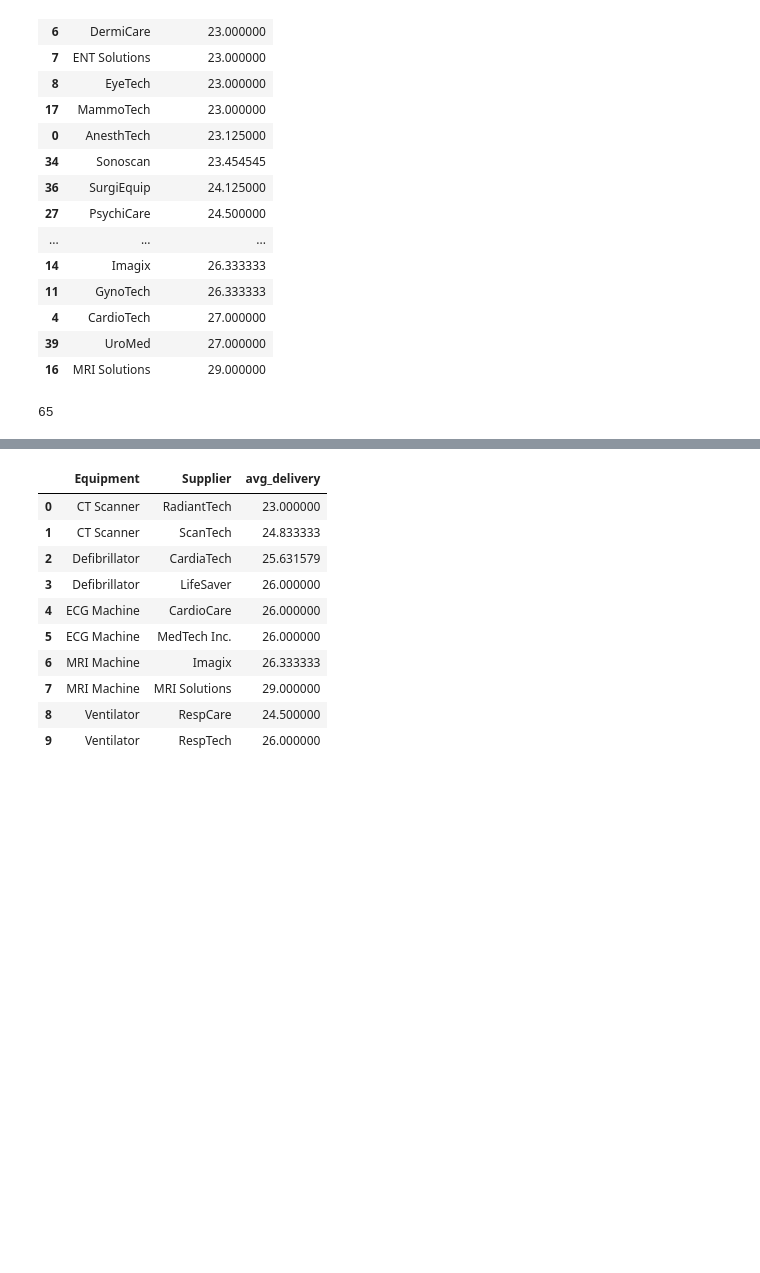
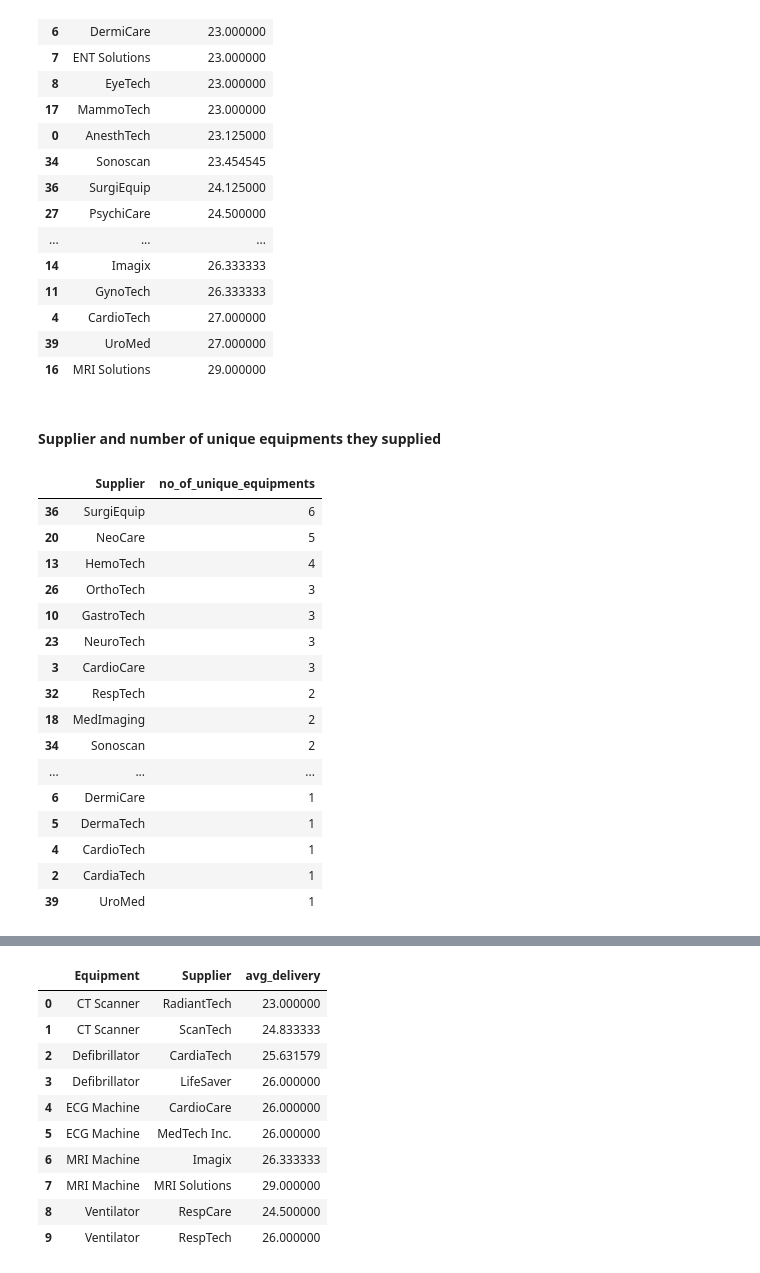
Before and after one commit to valezenwanne/Hospital_Procurement_Data_Analysis, a Jupyter notebook: Hospital Procurement Data Analysis.ipynb, the cells around one changed output, grey strips where cells are left out. Drawn from its saved outputs; the diff is of its cells as text; code cells hidden in the pictures; blank space fills up the shorter version.

```diff
--- a/Hospital Procurement Data Analysis.ipynb
+++ b/Hospital Procurement Data Analysis.ipynb
@@ -925,7 +942,26 @@ sup_delivery
 | 4 | CardioTech | 27.000000 |
 | 39 | UroMed | 27.000000 |
 | 16 | MRI Solutions | 29.000000 |
-# %%
-df.Equipment.nunique()
-# %% [output]
-65
+# %% [markdown]
+#### Supplier and number of unique equipments they supplied
+# %%
+#group by supplier and number of unique equipment the supplied
+df.groupby(['Supplier'], as_index=False).agg(no_of_unique_equipments=('Equipment', 'nunique')).sort_values('no_of_unique_equipments', ascending=False)
+# %% [output]
+|  | Supplier | no_of_unique_equipments |
+| 36 | SurgiEquip | 6 |
+| 20 | NeoCare | 5 |
+| 13 | HemoTech | 4 |
+| 26 | OrthoTech | 3 |
+| 10 | GastroTech | 3 |
+| 23 | NeuroTech | 3 |
+| 3 | CardioCare | 3 |
+| 32 | RespTech | 2 |
+| 18 | MedImaging | 2 |
+| 34 | Sonoscan | 2 |
+| ... | ... | ... |
+| 6 | DermiCare | 1 |
+| 5 | DermaTech | 1 |
+| 4 | CardioTech | 1 |
+| 2 | CardiaTech | 1 |
+| 39 | UroMed | 1 |
```
Also changed, not shown: parts of 29 cells of this notebook.
